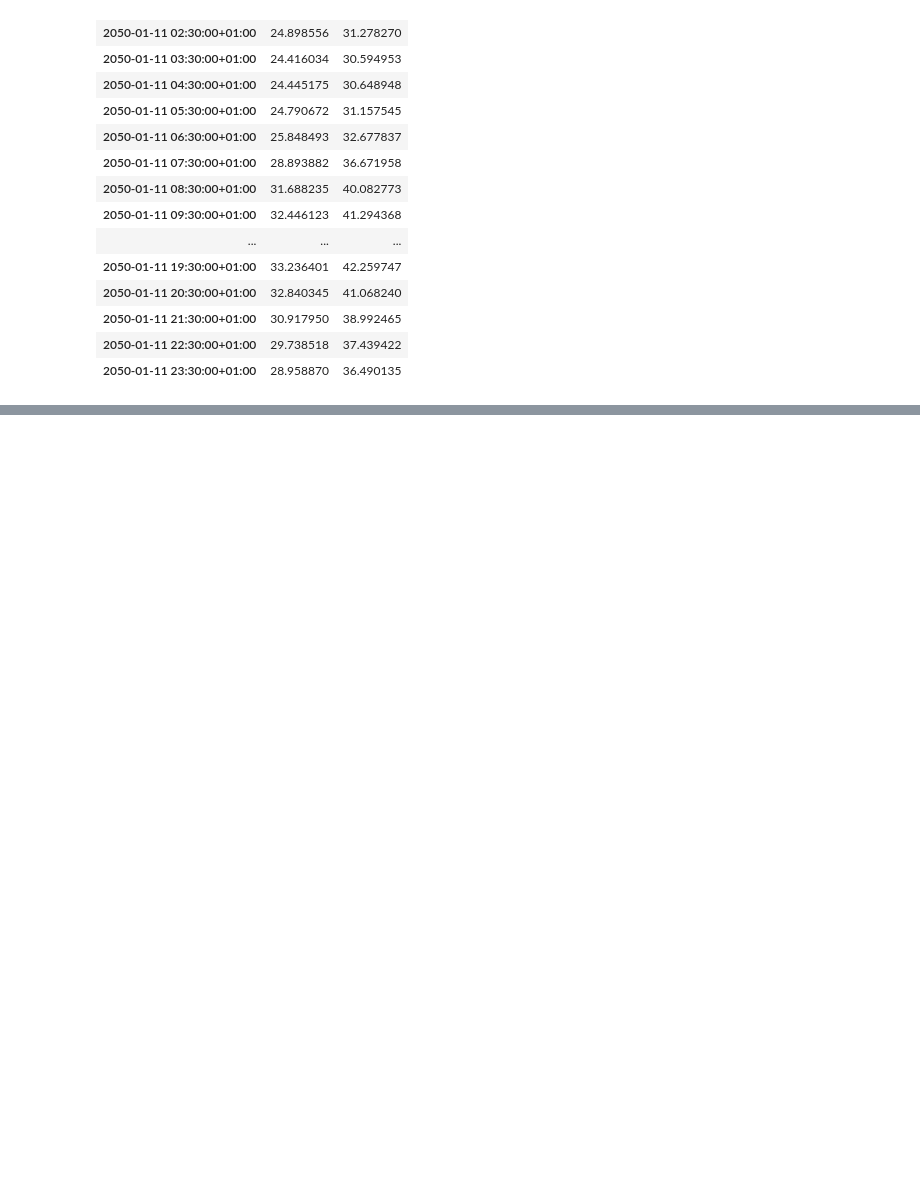
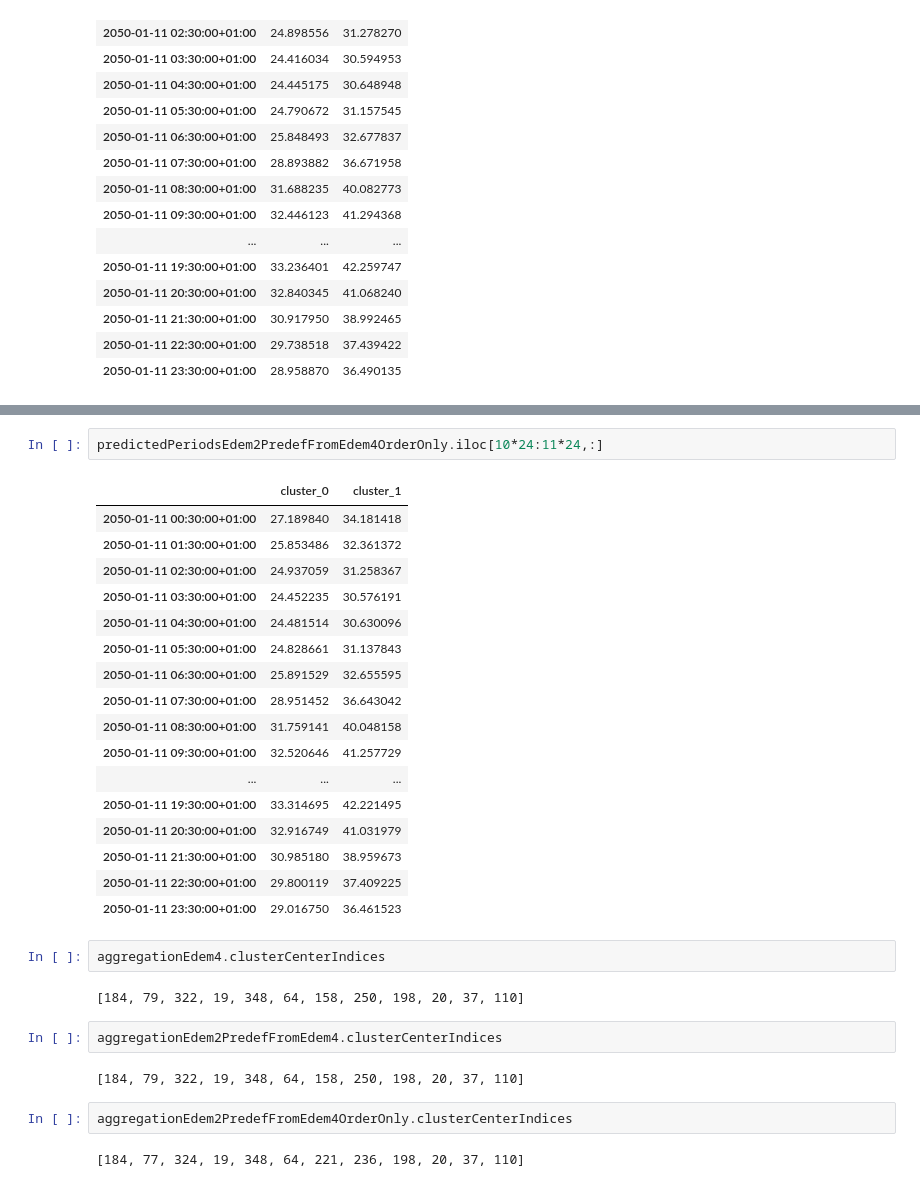
Before and after one commit to FZJ-IEK3-VSA/tsam, a Jupyter notebook: examples/Keeping Sequence Example.ipynb, the cells around one changed output, grey strips where cells are left out. Cells and saved outputs as stored; diff of their text form; blank space fills up the shorter version.

```diff
--- a/examples/Keeping Sequence Example.ipynb
+++ b/examples/Keeping Sequence Example.ipynb
@@ -379,0 +453,32 @@ predictedPeriodsEdem2PredefFromEdem4.iloc[10*24:11*24,:]
+# %%
+predictedPeriodsEdem2PredefFromEdem4OrderOnly.iloc[10*24:11*24,:]
+# %% [output]
+|  | cluster_0 | cluster_1 |
+| 2050-01-11 00:30:00+01:00 | 27.189840 | 34.181418 |
+| 2050-01-11 01:30:00+01:00 | 25.853486 | 32.361372 |
+| 2050-01-11 02:30:00+01:00 | 24.937059 | 31.258367 |
+| 2050-01-11 03:30:00+01:00 | 24.452235 | 30.576191 |
+| 2050-01-11 04:30:00+01:00 | 24.481514 | 30.630096 |
+| 2050-01-11 05:30:00+01:00 | 24.828661 | 31.137843 |
+| 2050-01-11 06:30:00+01:00 | 25.891529 | 32.655595 |
+| 2050-01-11 07:30:00+01:00 | 28.951452 | 36.643042 |
+| 2050-01-11 08:30:00+01:00 | 31.759141 | 40.048158 |
+| 2050-01-11 09:30:00+01:00 | 32.520646 | 41.257729 |
+| ... | ... | ... |
+| 2050-01-11 19:30:00+01:00 | 33.314695 | 42.221495 |
+| 2050-01-11 20:30:00+01:00 | 32.916749 | 41.031979 |
+| 2050-01-11 21:30:00+01:00 | 30.985180 | 38.959673 |
+| 2050-01-11 22:30:00+01:00 | 29.800119 | 37.409225 |
+| 2050-01-11 23:30:00+01:00 | 29.016750 | 36.461523 |
+# %%
+aggregationEdem4.clusterCenterIndices
+# %% [output]
+[184, 79, 322, 19, 348, 64, 158, 250, 198, 20, 37, 110]
+# %%
+aggregationEdem2PredefFromEdem4.clusterCenterIndices
+# %% [output]
+[184, 79, 322, 19, 348, 64, 158, 250, 198, 20, 37, 110]
+# %%
+aggregationEdem2PredefFromEdem4OrderOnly.clusterCenterIndices
+# %% [output]
+[184, 77, 324, 19, 348, 64, 221, 236, 198, 20, 37, 110]
```
Also changed, not shown: parts of 9 cells of this notebook, 1 other file.
